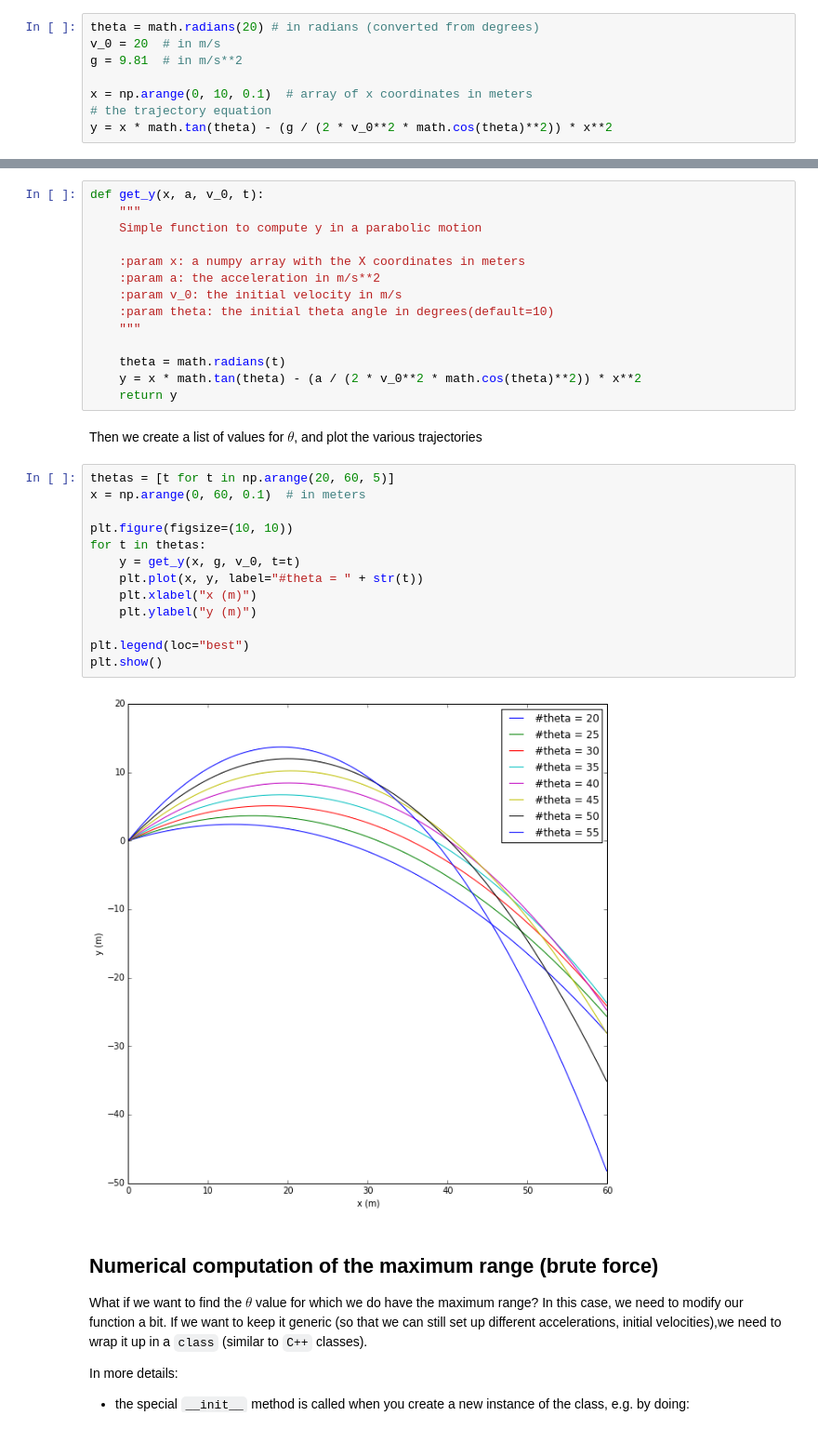
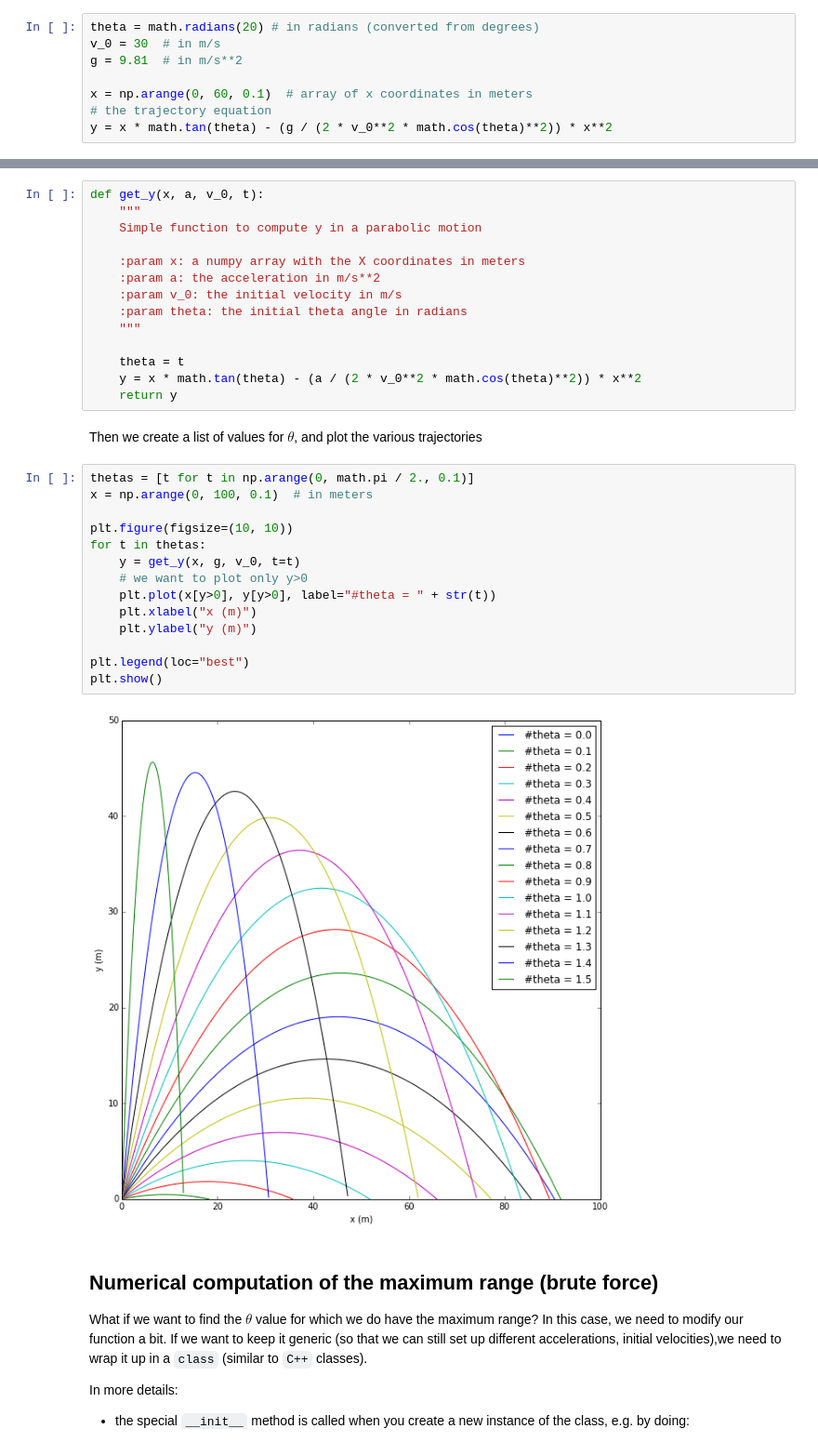
Before and after one commit to leosala/notebooks, a Jupyter notebook: Simple parabolic motion study.ipynb, the cells around one changed output, grey strips where cells are left out. Shown at 93% size. Drawn from its saved outputs; the diff is of its cells as text.

```diff
--- a/Simple parabolic motion study.ipynb
+++ b/Simple parabolic motion study.ipynb
@@ -28,10 +32,10 @@ $$
 It is pretty simple to represent it in python:
 # %%
 theta = math.radians(20) # in radians (converted from degrees)
-v_0 = 20  # in m/s
+v_0 = 30  # in m/s
 g = 9.81  # in m/s**2
 
-x = np.arange(0, 10, 0.1)  # array of x coordinates in meters
+x = np.arange(0, 60, 0.1)  # array of x coordinates in meters
 # the trajectory equation
 y = x * math.tan(theta) - (g / (2 * v_0**2 * math.cos(theta)**2)) * x**2
 # %% [markdown]
@@ -54,29 +58,30 @@ def get_y(x, a, v_0, t):
     :param x: a numpy array with the X coordinates in meters
     :param a: the acceleration in m/s**2
     :param v_0: the initial velocity in m/s
-    :param theta: the initial theta angle in degrees(default=10)
+    :param theta: the initial theta angle in radians
     """
 
-    theta = math.radians(t)
+    theta = t
     y = x * math.tan(theta) - (a / (2 * v_0**2 * math.cos(theta)**2)) * x**2
     return y
 # %% [markdown]
 Then we create a list of values for $\theta$, and plot the various trajectories
 # %%
-thetas = [t for t in np.arange(20, 60, 5)]
-x = np.arange(0, 60, 0.1)  # in meters
+thetas = [t for t in np.arange(0, math.pi / 2., 0.1)]
+x = np.arange(0, 100, 0.1)  # in meters
 
 plt.figure(figsize=(10, 10))
 for t in thetas:
     y = get_y(x, g, v_0, t=t)
-    plt.plot(x, y, label="#theta = " + str(t))
+    # we want to plot only y>0
+    plt.plot(x[y>0], y[y>0], label="#theta = " + str(t))
     plt.xlabel("x (m)")
     plt.ylabel("y (m)")
 
 plt.legend(loc="best")
 plt.show()
 # %% [output]
-[figure, old version]
+[figure, new version]
 # %% [markdown]
 ## Numerical computation of the maximum range (brute force)
 
```
Also changed, not shown: parts of 6 cells of this notebook.
